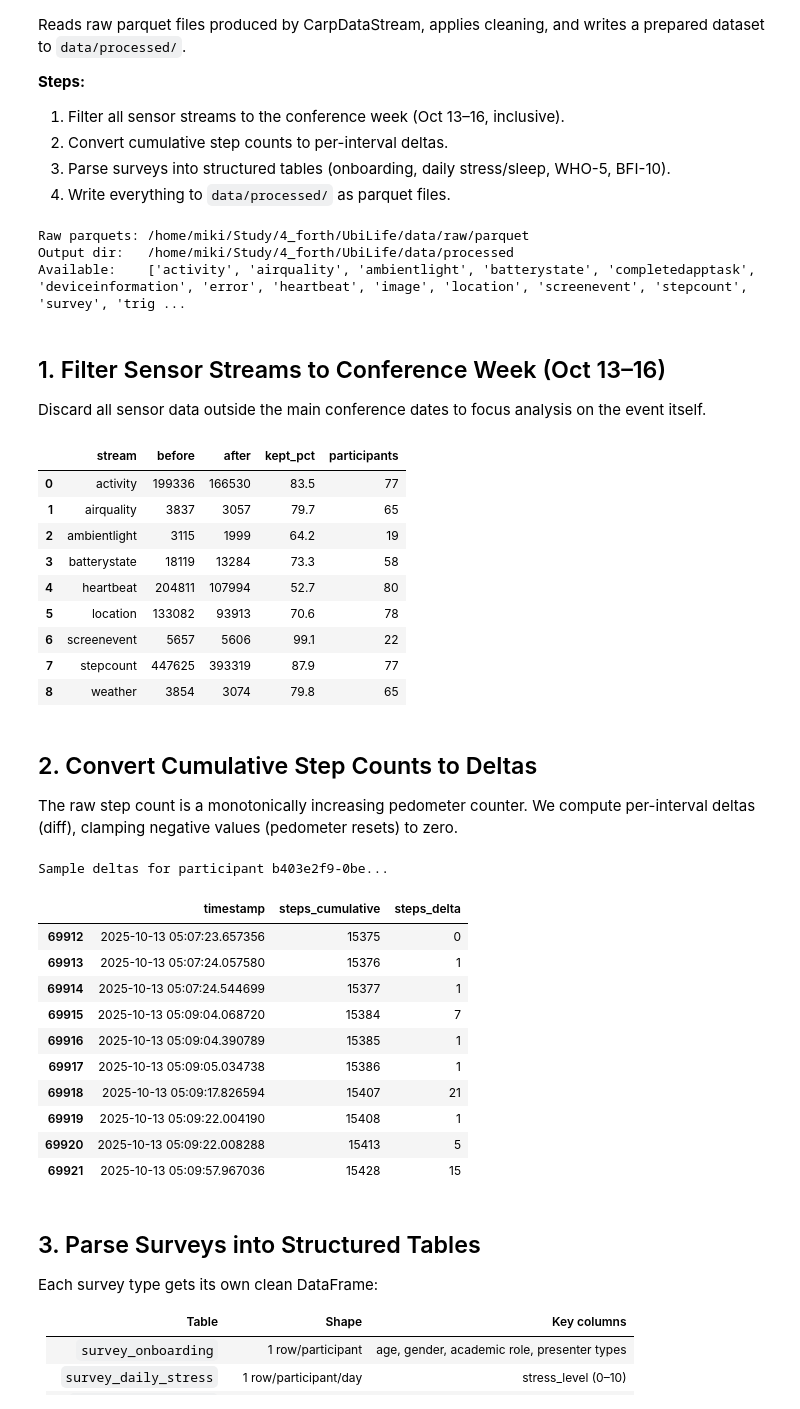
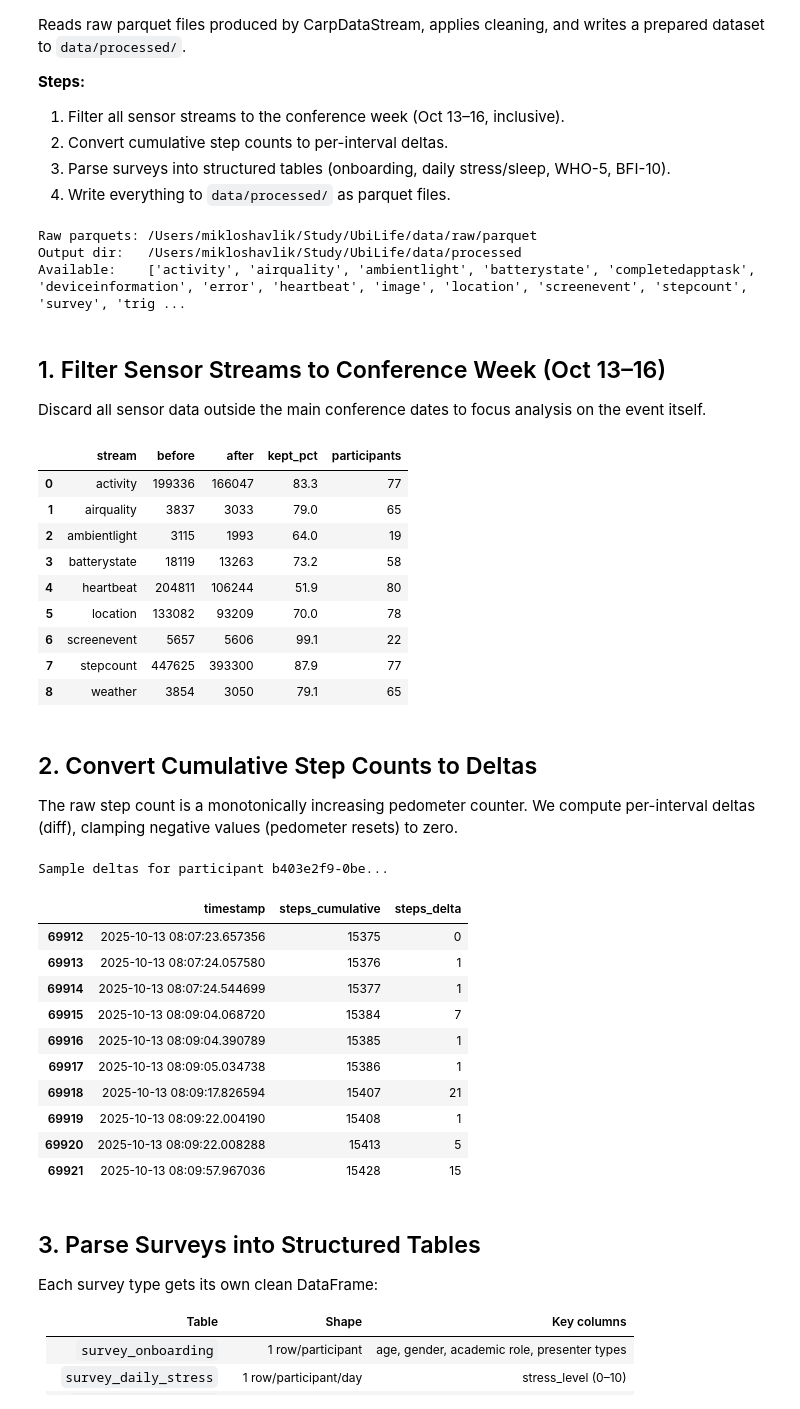
Before and after one commit to dtu-digital-health/UbiLife, a Jupyter notebook: notebooks/02_data_preparation.ipynb, the cells around one changed output. Drawn from its saved outputs; the diff is of its cells as text; code cells hidden in the pictures.

```diff
--- a/notebooks/02_data_preparation.ipynb
+++ b/notebooks/02_data_preparation.ipynb
@@ -32,14 +32,17 @@ from data.surveys import (
     parse_who5,
     parse_bfi10,
     parse_event_ratings,
+    parse_reaction_time,
+    parse_flanker,
 )
+from data.time import add_time_columns
 
 print(f"Raw parquets: {RAW_PARQUET}")
 print(f"Output dir:   {OUT_DIR}")
 print(f"Available:    {sorted(f.stem for f in RAW_PARQUET.glob('*.parquet'))}")
 # %% [output]
-Raw parquets: /home/miki/Study/4_forth/UbiLife/data/raw/parquet
-Output dir:   /home/miki/Study/4_forth/UbiLife/data/processed
+Raw parquets: /Users/mikloshavlik/Study/UbiLife/data/raw/parquet
+Output dir:   /Users/mikloshavlik/Study/UbiLife/data/processed
 Available:    ['activity', 'airquality', 'ambientlight', 'batterystate', 'completedapptask', 'deviceinformation', 'error', 'heartbeat', 'image', 'location', 'screenevent', 'stepcount', 'survey', 'trig ...
 # %% [markdown]
 ## 1. Filter Sensor Streams to Conference Week (Oct 13–16)
@@ -56,17 +59,12 @@ SENSOR_STREAMS = [
 
 
 def load_raw(name: str) -> pd.DataFrame:
-    """Load a raw parquet and add timestamp + participant_id columns."""
-    df = pd.read_parquet(RAW_PARQUET / f"{name}.parquet")
-    df["timestamp"] = pd.to_datetime(
-        df["measurement.sensorStartTime"], unit="us", errors="coerce"
-    )
-    df["participant_id"] = df["dataStream.studyDeploymentId"]
-    return df
+    """Load a raw parquet with local (Europe/Helsinki) timestamp + participant_id."""
+    return add_time_columns(pd.read_parquet(RAW_PARQUET / f"{name}.parquet"))
 
 
 def filter_conference_week(df: pd.DataFrame) -> pd.DataFrame:
-    """Keep only rows within Oct 13-16 2025 (inclusive)."""
+    """Keep only rows within Oct 13-16 2025 local time (inclusive)."""
     mask = (df["timestamp"] >= CONF_START) & (df["timestamp"] <= CONF_END)
     return df.loc[mask].copy()
 
@@ -75,42 +73,42 @@ results = []
 for name in SENSOR_STREAMS:
     src = RAW_PARQUET / f"{name}.parquet"
     if not src.exists():
         print(f"SKIP {name} (not found)")
         continue
 
     df = load_raw(name)
     n_before = len(df)
     df = filter_conference_week(df)
     n_after = len(df)
 
     # Save filtered (stepcount handled separately in next cell)
     if name != "stepcount":
         df.to_parquet(OUT_DIR / f"{name}.parquet", index=False)
     else:
         df_steps = df  # keep for next cell
 
     results.append({
         "stream": name,
         "before": n_before,
         "after": n_after,
         "kept_pct": n_after / n_before * 100,
         "participants": df["participant_id"].nunique(),
     })
 
 filter_df = pd.DataFrame(results)
 filter_df["kept_pct"] = filter_df["kept_pct"].round(1)
 filter_df
 # %% [output]
 |  | stream | before | after | kept_pct | participants |
-| 0 | activity | 199336 | 166530 | 83.5 | 77 |
-| 1 | airquality | 3837 | 3057 | 79.7 | 65 |
-| 2 | ambientlight | 3115 | 1999 | 64.2 | 19 |
-| 3 | batterystate | 18119 | 13284 | 73.3 | 58 |
-| 4 | heartbeat | 204811 | 107994 | 52.7 | 80 |
-| 5 | location | 133082 | 93913 | 70.6 | 78 |
+| 0 | activity | 199336 | 166047 | 83.3 | 77 |
+| 1 | airquality | 3837 | 3033 | 79.0 | 65 |
+| 2 | ambientlight | 3115 | 1993 | 64.0 | 19 |
+| 3 | batterystate | 18119 | 13263 | 73.2 | 58 |
+| 4 | heartbeat | 204811 | 106244 | 51.9 | 80 |
+| 5 | location | 133082 | 93209 | 70.0 | 78 |
 | 6 | screenevent | 5657 | 5606 | 99.1 | 22 |
-| 7 | stepcount | 447625 | 393319 | 87.9 | 77 |
-| 8 | weather | 3854 | 3074 | 79.8 | 65 |
+| 7 | stepcount | 447625 | 393300 | 87.9 | 77 |
+| 8 | weather | 3854 | 3050 | 79.1 | 65 |
 # %% [markdown]
 ## 2. Convert Cumulative Step Counts to Deltas
 
@@ -136,16 +134,16 @@ sample[["timestamp", "steps_cumulative", "steps_delta"]]
 # %% [output]
 Sample deltas for participant b403e2f9-0be...
 |  | timestamp | steps_cumulative | steps_delta |
-| 69912 | 2025-10-13 05:07:23.657356 | 15375 | 0 |
-| 69913 | 2025-10-13 05:07:24.057580 | 15376 | 1 |
-| 69914 | 2025-10-13 05:07:24.544699 | 15377 | 1 |
-| 69915 | 2025-10-13 05:09:04.068720 | 15384 | 7 |
-| 69916 | 2025-10-13 05:09:04.390789 | 15385 | 1 |
-| 69917 | 2025-10-13 05:09:05.034738 | 15386 | 1 |
-| 69918 | 2025-10-13 05:09:17.826594 | 15407 | 21 |
-| 69919 | 2025-10-13 05:09:22.004190 | 15408 | 1 |
-| 69920 | 2025-10-13 05:09:22.008288 | 15413 | 5 |
-| 69921 | 2025-10-13 05:09:57.967036 | 15428 | 15 |
+| 69912 | 2025-10-13 08:07:23.657356 | 15375 | 0 |
+| 69913 | 2025-10-13 08:07:24.057580 | 15376 | 1 |
+| 69914 | 2025-10-13 08:07:24.544699 | 15377 | 1 |
+| 69915 | 2025-10-13 08:09:04.068720 | 15384 | 7 |
+| 69916 | 2025-10-13 08:09:04.390789 | 15385 | 1 |
+| 69917 | 2025-10-13 08:09:05.034738 | 15386 | 1 |
+| 69918 | 2025-10-13 08:09:17.826594 | 15407 | 21 |
+| 69919 | 2025-10-13 08:09:22.004190 | 15408 | 1 |
+| 69920 | 2025-10-13 08:09:22.008288 | 15413 | 5 |
+| 69921 | 2025-10-13 08:09:57.967036 | 15428 | 15 |
 # %% [markdown]
 ## 3. Parse Surveys into Structured Tables
 
```
Also changed, not shown: parts of 3 cells of this notebook, 36 other files.
